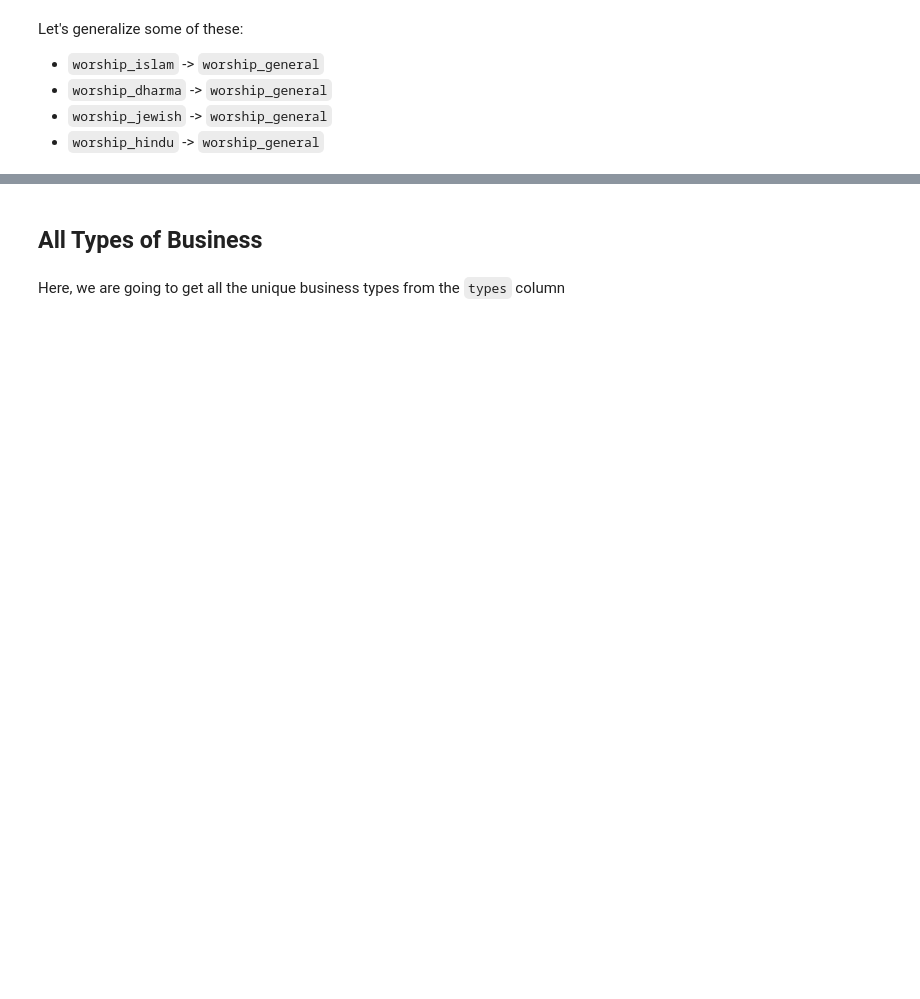
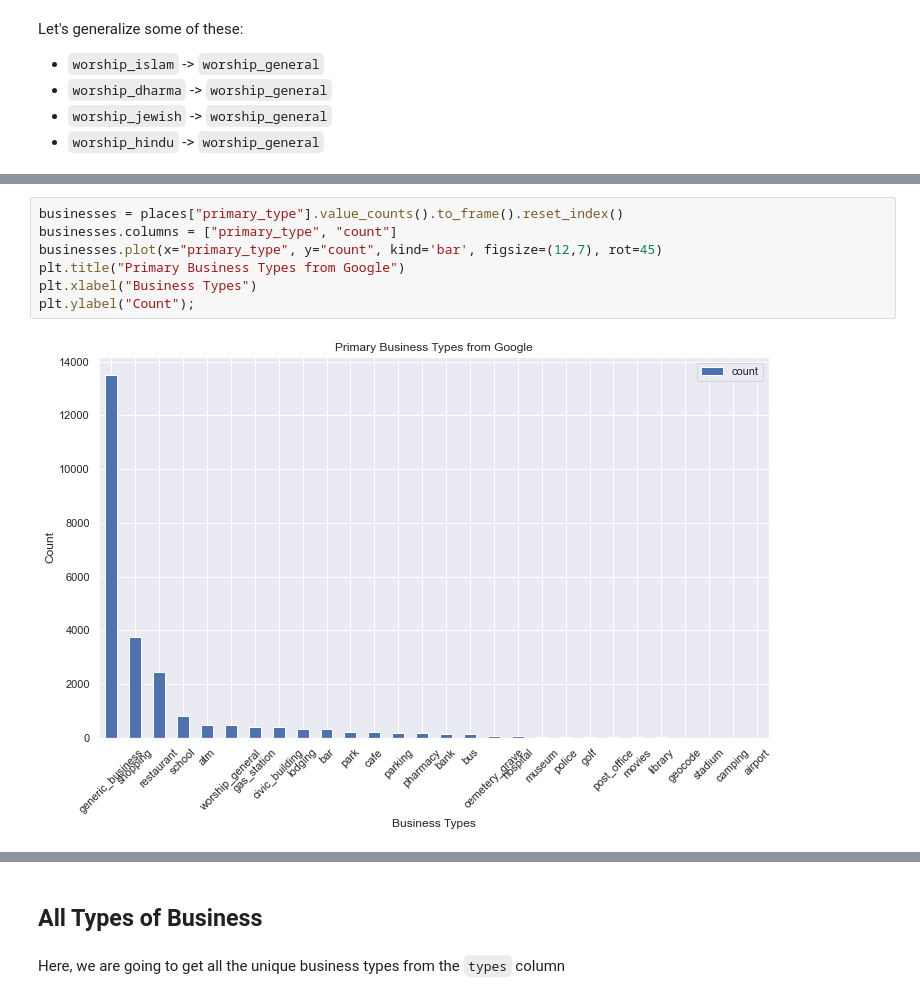
Before and after one commit to nss-data-science-cohort-4/dq4-covid-nashville-tcov19, a Jupyter notebook: notebooks/maeva-covid-19-part4.ipynb, the cells around one changed output, grey strips where cells are left out. Drawn from its saved outputs; the diff is of its cells as text; blank space fills up the shorter version.

```diff
--- a/notebooks/maeva-covid-19-part4.ipynb
+++ b/notebooks/maeva-covid-19-part4.ipynb
@@ -296,0 +276,9 @@ places.head()
+# %%
+businesses = places["primary_type"].value_counts().to_frame().reset_index()
+businesses.columns = ["primary_type", "count"]
+businesses.plot(x="primary_type", y="count", kind='bar', figsize=(12,7), rot=45)
+plt.title("Primary Business Types from Google")
+plt.xlabel("Business Types")
+plt.ylabel("Count");
+# %% [output]
+[figure, added]
```
Also changed, not shown: parts of 43 cells of this notebook.
